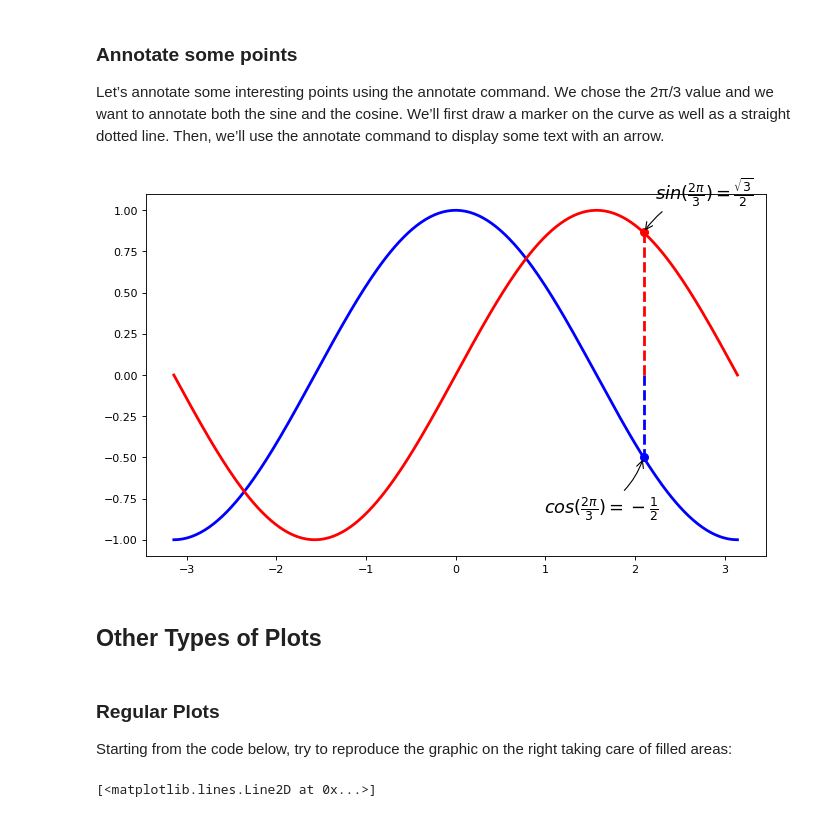
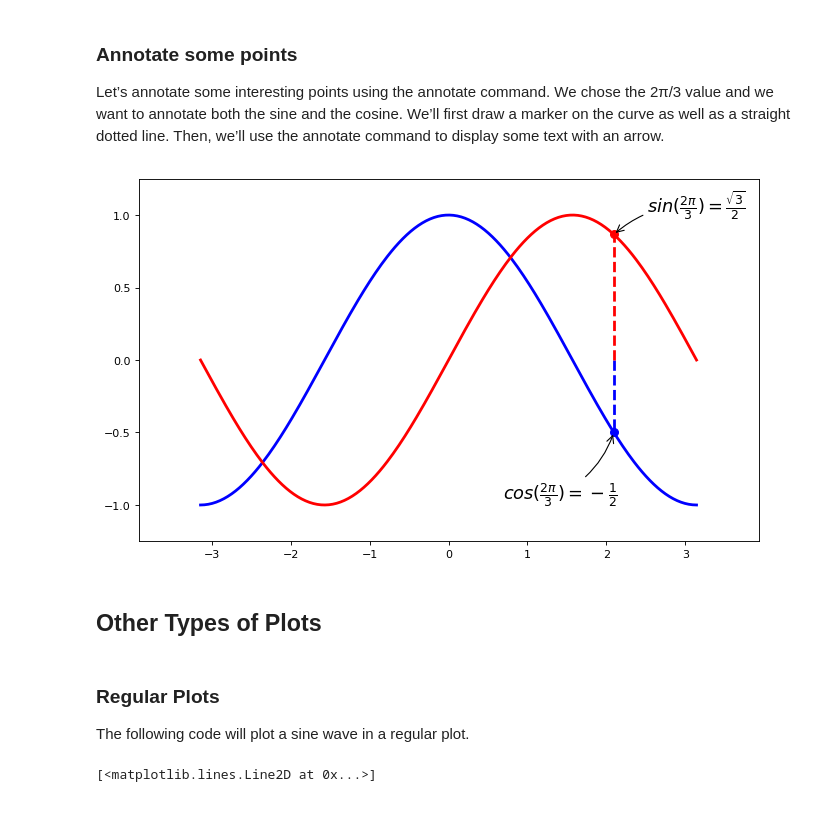
Before and after one commit to wittfabian/dl-workshop, a Jupyter notebook: notebooks/0-basics/0-matplotlib.ipynb, the cells around one changed output. Drawn from its saved outputs; the diff is of its cells as text; code cells hidden in the pictures.

Commit message:
modified plot and text for further plots

```diff
--- a/notebooks/0-basics/0-matplotlib.ipynb
+++ b/notebooks/0-basics/0-matplotlib.ipynb
@@ -168,34 +168,37 @@ Let’s annotate some interesting points using the annotate command. We chose th
 # %%
 plt.figure(figsize=(10, 6), dpi=80)
 plt.plot(X, C, color="blue", linewidth=2.5, linestyle="-", label="cosine")
 plt.plot(X, S, color="red", linewidth=2.5, linestyle="-", label="sine")
 
 t = 2 * np.pi / 3
 plt.plot([t, t], [0, np.cos(t)], color='blue', linewidth=2.5, linestyle="--")
-plt.scatter([t, ], [np.cos(t), ], 50, color='blue')
+plt.scatter(t, np.cos(t), 50, color='blue')
 
-plt.annotate(r'$sin(\frac{2\pi}{3})=\frac{\sqrt{3}}{2}$',
-             xy=(t, np.sin(t)), xycoords='data',
-             xytext=(+10, +30), textcoords='offset points', fontsize=16,
+plt.xlim(X.min() * 1.25, X.max() * 1.25)
+plt.ylim(C.min() * 1.25, C.max() * 1.25)
+
+plt.annotate(r'$cos(\frac{2\pi}{3})=-\frac{1}{2}$',
+             xy=(t, np.cos(t)), xycoords='data',
+             xytext=(-100, -60), textcoords='offset points', fontsize=16,
              arrowprops=dict(arrowstyle="->", connectionstyle="arc3,rad=.2"))
 
 plt.plot([t, t],[0, np.sin(t)], color='red', linewidth=2.5, linestyle="--")
 plt.scatter([t, ],[np.sin(t), ], 50, color='red')
 
-plt.annotate(r'$cos(\frac{2\pi}{3})=-\frac{1}{2}$',
-             xy=(t, np.cos(t)), xycoords='data',
-             xytext=(-90, -50), textcoords='offset points', fontsize=16,
+plt.annotate(r'$sin(\frac{2\pi}{3})=\frac{\sqrt{3}}{2}$',
+             xy=(t, np.sin(t)), xycoords='data',
+             xytext=(+30, +20), textcoords='offset points', fontsize=16,
              arrowprops=dict(arrowstyle="->", connectionstyle="arc3,rad=.2"))
 
 plt.show()
 # %% [output]
-[figure, old version]
+[figure, new version]
 # %% [markdown]
 ## Other Types of Plots
-# %% [markdown]
-### Regular Plots
-
-Starting from the code below, try to reproduce the graphic on the right taking care of filled areas:
+# %% [markdown]
+### Regular Plots
+
+The following code will plot a sine wave in a regular plot.
 # %%
 n = 256
 X = np.linspace(-np.pi, np.pi, n, endpoint=True)
```
Also changed, not shown: parts of 17 cells of this notebook.
